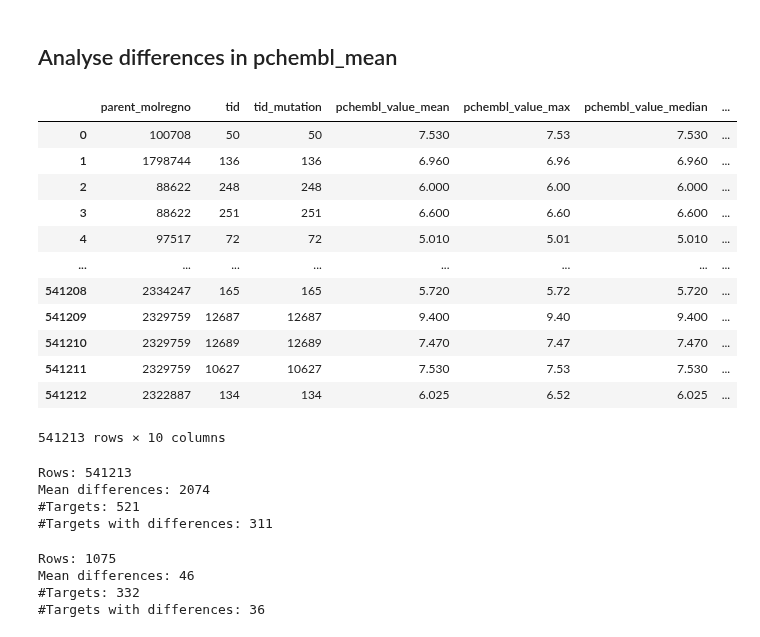
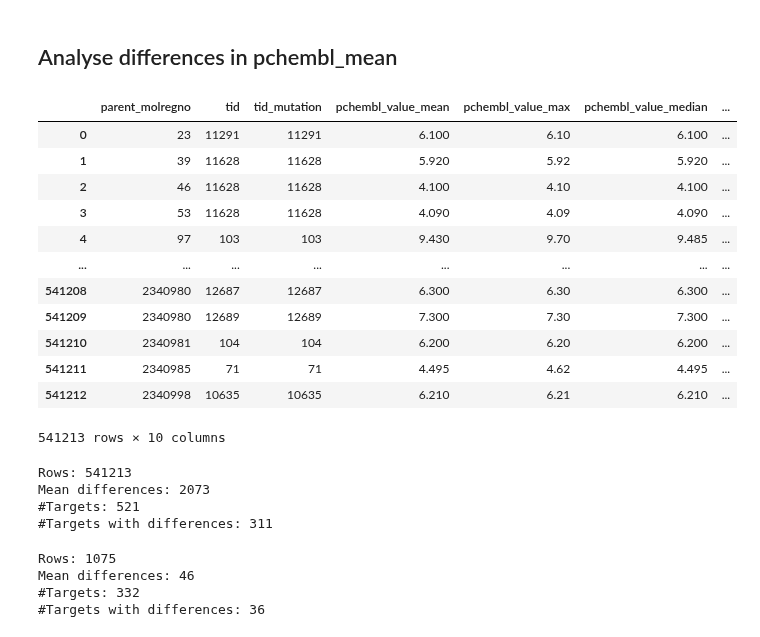
Before and after one commit to chembl/compound_target_pairs_dataset, a Jupyter notebook: Leeson_dataset_extraction.ipynb, the cells around one changed output. Drawn from its saved outputs; the diff is of its cells as text; code cells hidden in the pictures.

```diff
--- a/Leeson_dataset_extraction.ipynb
+++ b/Leeson_dataset_extraction.ipynb
@@ -103,0 +99,29 @@ df_mols
+# %%
+# both salt and parent needed: md.chembl_id as compound_chembl_id, md.pref_name as compound_pref_name
+# extremes needed md.max_phase, md.usan_year, md.first_approval
+# salt info might be sufficient: md.prodrug, md.oral, md.parenteral, md.topical, md.black_box_warning
+
+q = """
+    SELECT DISTINCT md2.molregno as parent_molregno, md2.chembl_id as parent_chemblid, md2.pref_name as parent_pref_name
+    , md.molregno as salt_molregno, md.chembl_id as salt_chemblid, md.pref_name as salt_pref_name
+    , md.max_phase as salt_max_phase, md.usan_year as salt_usan_year, md.first_approval as salt_first_approval
+    , md.prodrug, md.oral, md.parenteral, md.topical, md.black_box_warning
+
+    --First join parent_cmpds and salt_cmpds (ie their children)
+    FROM molecule_dictionary md                                        --salt_molregno
+    JOIN molecule_hierarchy mh ON mh.molregno = md.molregno
+    JOIN molecule_dictionary md2 ON mh.parent_molregno = md2.molregno  --parent_molregno
+
+    -- Now set relevant conditions:
+    -- WHERE md.max_phase = '4'
+    --AND md2.chembl_id = 'CHEMBL192' --Test using Sildenafil Citrate
+
+    """
+df_md_info = pd.read_sql_query(q, engine_ch)
+df_md_info['max_phase'] = df_md_info.groupby(['parent_molregno'])['salt_max_phase'].transform('max')
+df_md_info['usan_year'] = df_md_info.groupby(['parent_molregno'])['salt_usan_year'].transform('min')
+df_md_info['first_approval'] = df_md_info.groupby(['parent_molregno'])['salt_first_approval'].transform('min')
+df_md_info = df_md_info.drop(columns=['salt_max_phase', 'salt_usan_year', 'salt_first_approval'])
+# %%
+df_mols = df_mols.merge(df_md_info, left_on = 'molregno', right_on = 'salt_molregno', how = 'inner')
+df_mols
@@ -825,28 +861,31 @@ def identify_mean_differences(data):
 # %%
 a = df_comb_B_100[['parent_molregno', 'tid', 'tid_mutation', 'pchembl_value_mean', 'pchembl_value_max', 'pchembl_value_median']].copy()
 a['PAIRS'] = a.agg('{0[parent_molregno]}_{0[tid_mutation]}'.format, axis=1)
+a = a.drop_duplicates()
+a = a.sort_values(by=['parent_molregno', 'tid_mutation', 'pchembl_value_mean']).reset_index(drop=True)
 b = df_comparison[['PCHEMBL_MEAN', 'PCHEMBL_MAX', 'PCHEMBL_MEDIAN', 'PAIRS']].copy()
 overlapping_data = a.merge(b, on='PAIRS', how = 'inner')
 overlapping_data
 # %% [output]
 |  | parent_molregno | tid | tid_mutation | pchembl_value_mean | pchembl_value_max | pchembl_value_median | ... |
-| 0 | 100708 | 50 | 50 | 7.530 | 7.53 | 7.530 | ... |
-| 1 | 1798744 | 136 | 136 | 6.960 | 6.96 | 6.960 | ... |
-| 2 | 88622 | 248 | 248 | 6.000 | 6.00 | 6.000 | ... |
-| 3 | 88622 | 251 | 251 | 6.600 | 6.60 | 6.600 | ... |
-| 4 | 97517 | 72 | 72 | 5.010 | 5.01 | 5.010 | ... |
+| 0 | 23 | 11291 | 11291 | 6.100 | 6.10 | 6.100 | ... |
+| 1 | 39 | 11628 | 11628 | 5.920 | 5.92 | 5.920 | ... |
+| 2 | 46 | 11628 | 11628 | 4.100 | 4.10 | 4.100 | ... |
+| 3 | 53 | 11628 | 11628 | 4.090 | 4.09 | 4.090 | ... |
+| 4 | 97 | 103 | 103 | 9.430 | 9.70 | 9.485 | ... |
 | ... | ... | ... | ... | ... | ... | ... | ... |
-| 541208 | 2334247 | 165 | 165 | 5.720 | 5.72 | 5.720 | ... |
-| 541209 | 2329759 | 12687 | 12687 | 9.400 | 9.40 | 9.400 | ... |
-| 541210 | 2329759 | 12689 | 12689 | 7.470 | 7.47 | 7.470 | ... |
-| 541211 | 2329759 | 10627 | 10627 | 7.530 | 7.53 | 7.530 | ... |
-| 541212 | 2322887 | 134 | 134 | 6.025 | 6.52 | 6.025 | ... |
+| 541208 | 2340980 | 12687 | 12687 | 6.300 | 6.30 | 6.300 | ... |
+| 541209 | 2340980 | 12689 | 12689 | 7.300 | 7.30 | 7.300 | ... |
+| 541210 | 2340981 | 104 | 104 | 6.200 | 6.20 | 6.200 | ... |
+| 541211 | 2340985 | 71 | 71 | 4.495 | 4.62 | 4.495 | ... |
+| 541212 | 2340998 | 10635 | 10635 | 6.210 | 6.21 | 6.210 | ... |
 541213 rows × 10 columns
 # %%
+# the differences to the last version are due to the order of the rows when calulating mean p-chembl values
 identify_mean_differences(overlapping_data)
 # %% [output]
 Rows: 541213
-Mean differences: 2074
+Mean differences: 2073
 #Targets: 521
 #Targets with differences: 311
 # %%
```
Also changed, not shown: parts of 53 cells of this notebook.
